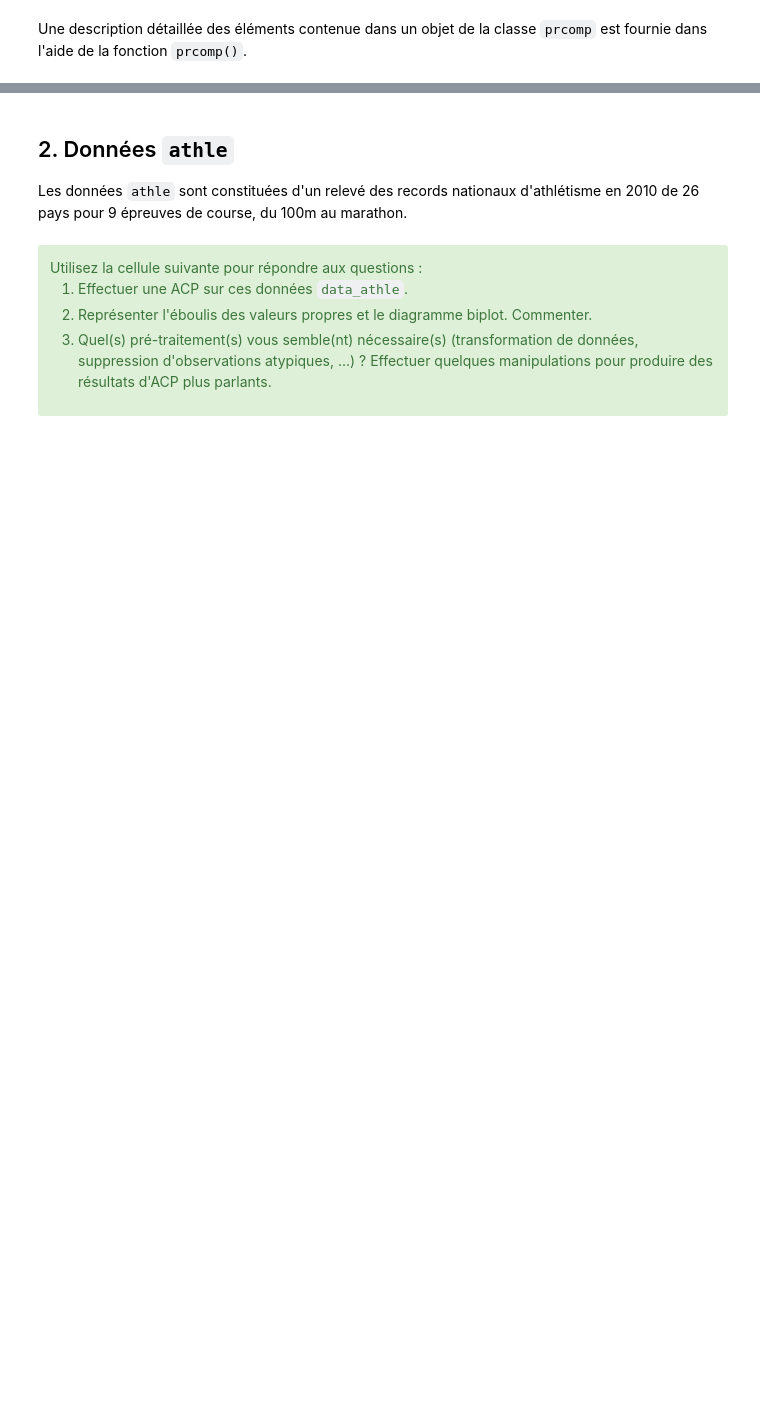
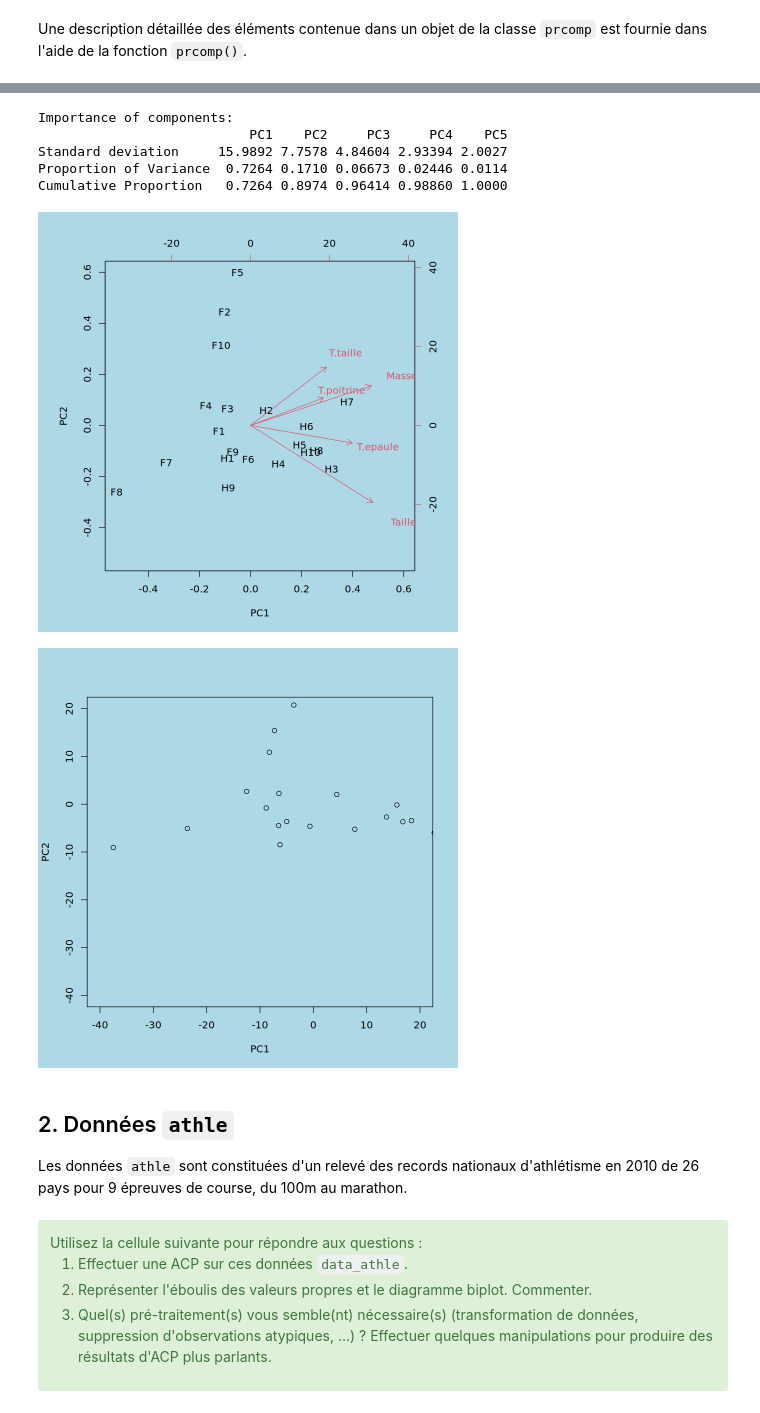
Before and after one commit to tomduquennoy/statistics, a Jupyter notebook: seance_22_09_25/TP4_acp.ipynb, the cells around one changed output, grey strips where cells are left out. Cells and saved outputs as stored; diff of their text form; code cells hidden in the pictures; blank space fills up the shorter version.

```diff
--- a/seance_22_09_25/TP4_acp.ipynb
+++ b/seance_22_09_25/TP4_acp.ipynb
@@ -51,3 +75,23 @@ help(prcomp)
+# %%
+# À FAIRE
+summary(acp_body)
+
+par(bg = "lightblue")
+
+#plot(acp_body) # 2 dimensions à garder
+
+ biplot(acp_body)
+# Masse et taille sont les plus grands en norme
+
+plot(x = acp_body$x, xlim = c(-40, 20), ylim = c(-40, 20),)
+# %% [output]
+Importance of components:
+                           PC1    PC2     PC3     PC4    PC5
+Standard deviation     15.9892 7.7578 4.84604 2.93394 2.0027
+Proportion of Variance  0.7264 0.1710 0.06673 0.02446 0.0114
+Cumulative Proportion   0.7264 0.8974 0.96414 0.98860 1.0000
+[figure, added]
+[figure, added]
 # %% [markdown]
 ## 2. Données `athle`
 
```
Also changed, not shown: parts of 16 cells of this notebook, 25 other files.
